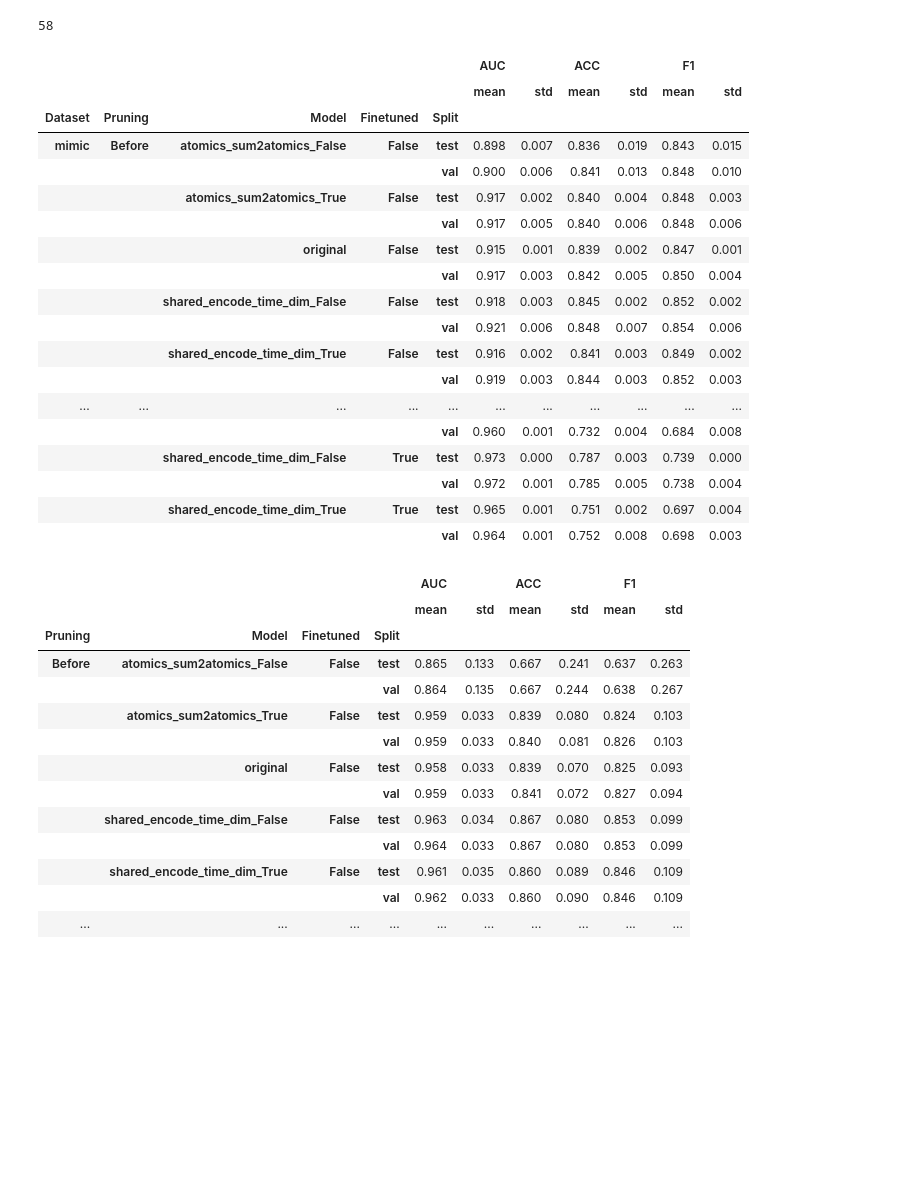
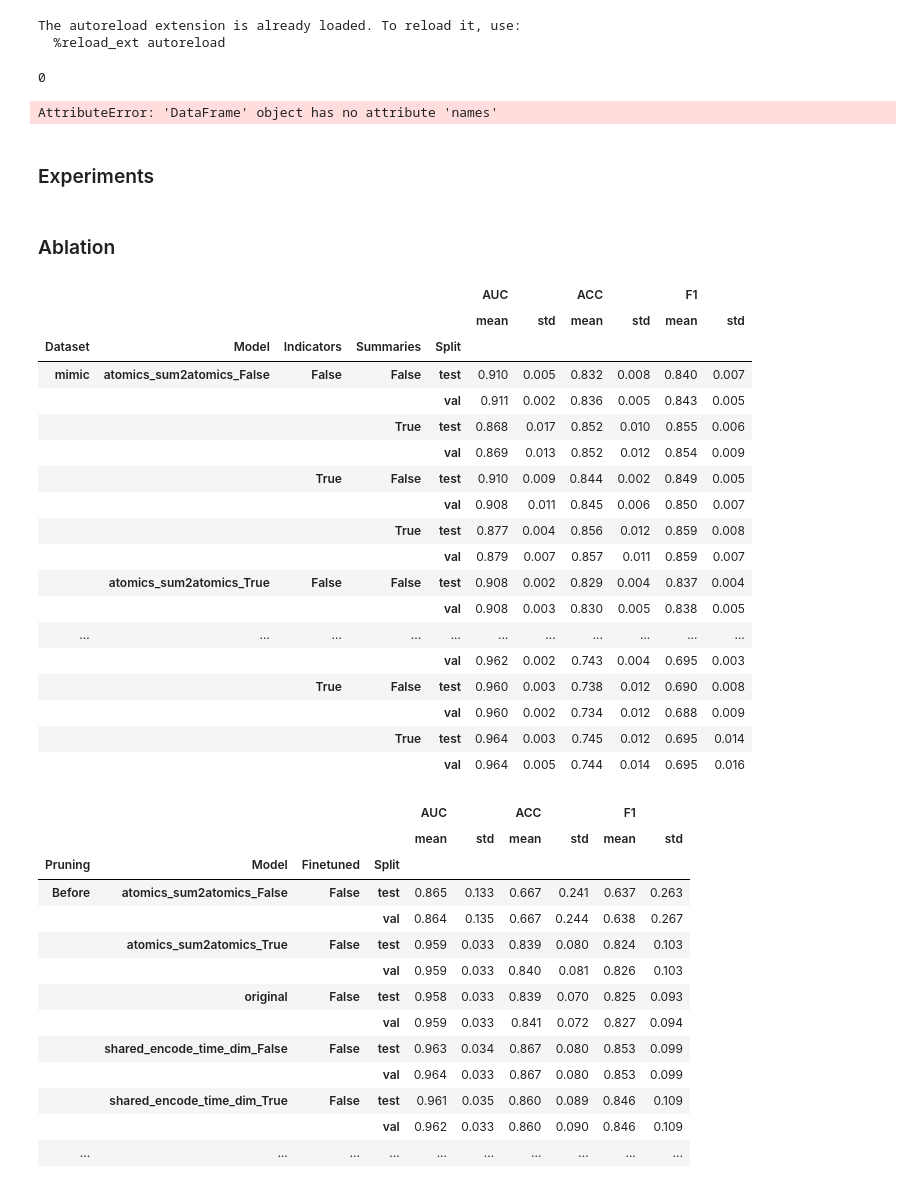
Before and after one commit to KevinArmbruster/optimal-summaries-public, a Jupyter notebook: scripts/combine_results.ipynb, the cells around one changed output. Drawn from its saved outputs; the diff is of its cells as text; code cells hidden in the pictures; blank space fills up the shorter version.

Commit message:
adds ablation, minor fixes

```diff
--- a/scripts/combine_results.ipynb
+++ b/scripts/combine_results.ipynb
@@ -18,37 +18,55 @@ def load_result_csv_files(directory):
                 file_paths.append(relative_path)
     return result_dfs, file_paths
 
-directory_path = "/workdir/optimal-summaries-public/_models2"
+directory_path = "/workdir/optimal-summaries-public/_models_train_prune"
 result_dfs, file_paths = load_result_csv_files(directory_path)
 len(result_dfs)
 # %% [output]
-58
+The autoreload extension is already loaded. To reload it, use:
+  %reload_ext autoreload
+0
 # %%
 pd.set_option('display.max_rows', None)
 pd.set_option('display.max_columns', None)
 # %%
-combined_df = pd.concat(result_dfs, ignore_index=True)
-combined_df.drop(columns=['Seed']).groupby(["Dataset", "Pruning", "Model", "Finetuned", "Split"]).agg(["mean", "std"]).round(3)
+combined_df = pd.concat(result_dfs, ignore_index=True).round(3)
+combined_df.names
 # %% [output]
-|  |  |  |  |  | AUC |  | ACC |  | F1 |  |
-|  |  |  |  |  | mean | std | mean | std | mean | std |
-| Dataset | Pruning | Model | Finetuned | Split |  |  |  |  |  |  |
-| mimic | Before | atomics_sum2atomics_False | False | test | 0.898 | 0.007 | 0.836 | 0.019 | 0.843 | 0.015 |
-|  |  |  |  | val | 0.900 | 0.006 | 0.841 | 0.013 | 0.848 | 0.010 |
-|  |  | atomics_sum2atomics_True | False | test | 0.917 | 0.002 | 0.840 | 0.004 | 0.848 | 0.003 |
-|  |  |  |  | val | 0.917 | 0.005 | 0.840 | 0.006 | 0.848 | 0.006 |
-|  |  | original | False | test | 0.915 | 0.001 | 0.839 | 0.002 | 0.847 | 0.001 |
-|  |  |  |  | val | 0.917 | 0.003 | 0.842 | 0.005 | 0.850 | 0.004 |
-|  |  | shared_encode_time_dim_False | False | test | 0.918 | 0.003 | 0.845 | 0.002 | 0.852 | 0.002 |
-|  |  |  |  | val | 0.921 | 0.006 | 0.848 | 0.007 | 0.854 | 0.006 |
-|  |  | shared_encode_time_dim_True | False | test | 0.916 | 0.002 | 0.841 | 0.003 | 0.849 | 0.002 |
-|  |  |  |  | val | 0.919 | 0.003 | 0.844 | 0.003 | 0.852 | 0.003 |
-| ... | ... | ... | ... | ... | ... | ... | ... | ... | ... | ... |
-|  |  |  |  | val | 0.960 | 0.001 | 0.732 | 0.004 | 0.684 | 0.008 |
-|  |  | shared_encode_time_dim_False | True | test | 0.973 | 0.000 | 0.787 | 0.003 | 0.739 | 0.000 |
-|  |  |  |  | val | 0.972 | 0.001 | 0.785 | 0.005 | 0.738 | 0.004 |
-|  |  | shared_encode_time_dim_True | True | test | 0.965 | 0.001 | 0.751 | 0.002 | 0.697 | 0.004 |
-|  |  |  |  | val | 0.964 | 0.001 | 0.752 | 0.008 | 0.698 | 0.003 |
+AttributeError: 'DataFrame' object has no attribute 'names'
+# %% [markdown]
+### Experiments
+# %%
+# Model,Indicators,Summaries,Dataset,Seed,Split,AUC,ACC,F1,Cutoff,Lower threshold,Upper threshold
+
+combined_df = combined_df.drop(columns=['Seed']).groupby(["Dataset", "Model", "Pruning", "Summaries", "Split"]).agg(["mean", "std"]).round(3)
+combined_df
+# %% [markdown]
+### Ablation
+# %%
+# Model,Indicators,Summaries,Dataset,Seed,Split,AUC,ACC,F1,Cutoff,Lower threshold,Upper threshold
+
+combined_df = combined_df.drop(columns=['Seed', "Cutoff", "Lower threshold", "Upper threshold"]).groupby(["Dataset", "Model", "Indicators", "Summaries", "Split"]).agg(["mean", "std"]).round(3)
+combined_df
+# %% [output]
+|  |  |  |  |  | AUC |  | ACC |  | F1 |  |
+|  |  |  |  |  | mean | std | mean | std | mean | std |
+| Dataset | Model | Indicators | Summaries | Split |  |  |  |  |  |  |
+| mimic | atomics_sum2atomics_False | False | False | test | 0.910 | 0.005 | 0.832 | 0.008 | 0.840 | 0.007 |
+|  |  |  |  | val | 0.911 | 0.002 | 0.836 | 0.005 | 0.843 | 0.005 |
+|  |  |  | True | test | 0.868 | 0.017 | 0.852 | 0.010 | 0.855 | 0.006 |
+|  |  |  |  | val | 0.869 | 0.013 | 0.852 | 0.012 | 0.854 | 0.009 |
+|  |  | True | False | test | 0.910 | 0.009 | 0.844 | 0.002 | 0.849 | 0.005 |
+|  |  |  |  | val | 0.908 | 0.011 | 0.845 | 0.006 | 0.850 | 0.007 |
+|  |  |  | True | test | 0.877 | 0.004 | 0.856 | 0.012 | 0.859 | 0.008 |
+|  |  |  |  | val | 0.879 | 0.007 | 0.857 | 0.011 | 0.859 | 0.007 |
+|  | atomics_sum2atomics_True | False | False | test | 0.908 | 0.002 | 0.829 | 0.004 | 0.837 | 0.004 |
+|  |  |  |  | val | 0.908 | 0.003 | 0.830 | 0.005 | 0.838 | 0.005 |
+| ... | ... | ... | ... | ... | ... | ... | ... | ... | ... | ... |
+|  |  |  |  | val | 0.962 | 0.002 | 0.743 | 0.004 | 0.695 | 0.003 |
+|  |  | True | False | test | 0.960 | 0.003 | 0.738 | 0.012 | 0.690 | 0.008 |
+|  |  |  |  | val | 0.960 | 0.002 | 0.734 | 0.012 | 0.688 | 0.009 |
+|  |  |  | True | test | 0.964 | 0.003 | 0.745 | 0.012 | 0.695 | 0.014 |
+|  |  |  |  | val | 0.964 | 0.005 | 0.744 | 0.014 | 0.695 | 0.016 |
 # %%
 grouped = combined_df.drop(columns=["Seed", "Dataset"]).groupby(["Pruning", "Model", "Finetuned", "Split"]).agg(["mean", "std"]).round(3)#.reset_index()
 # grouped = grouped.style.highlight_max(color = 'green', axis = 0).highlight_min(color = 'red', axis = 0)
```
Also changed, not shown: 16 other files.
